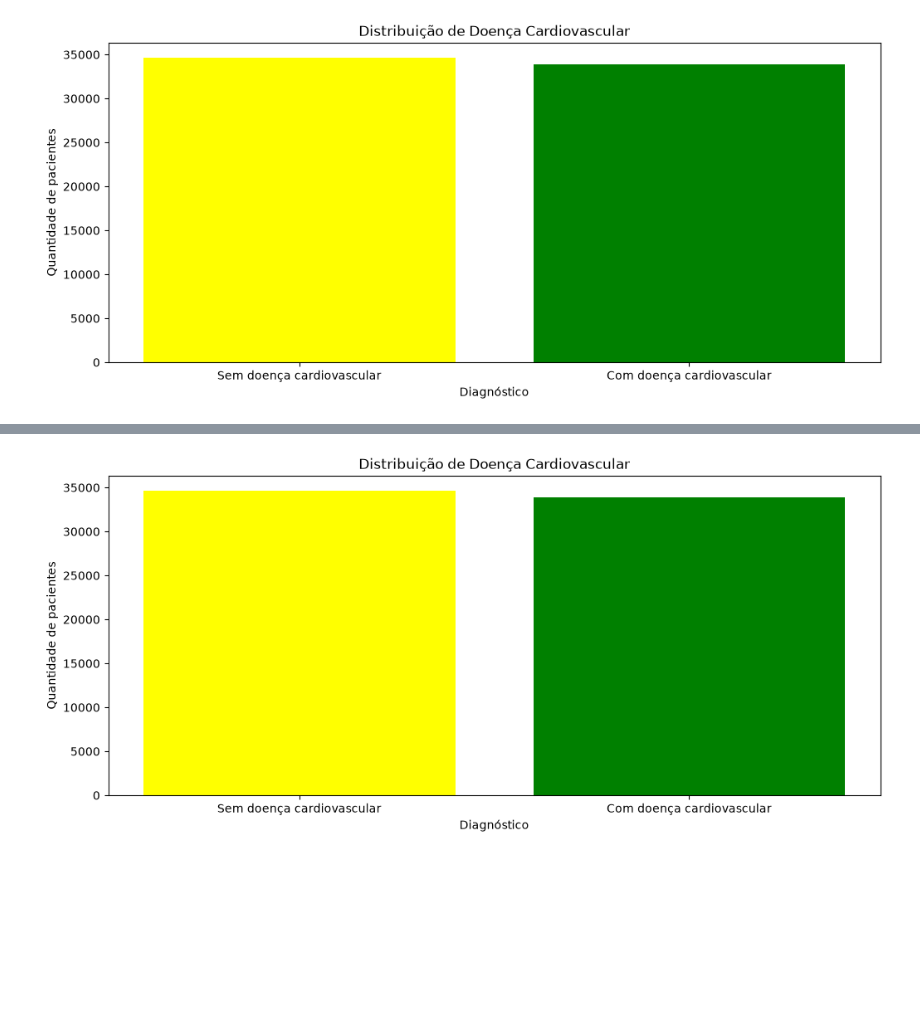
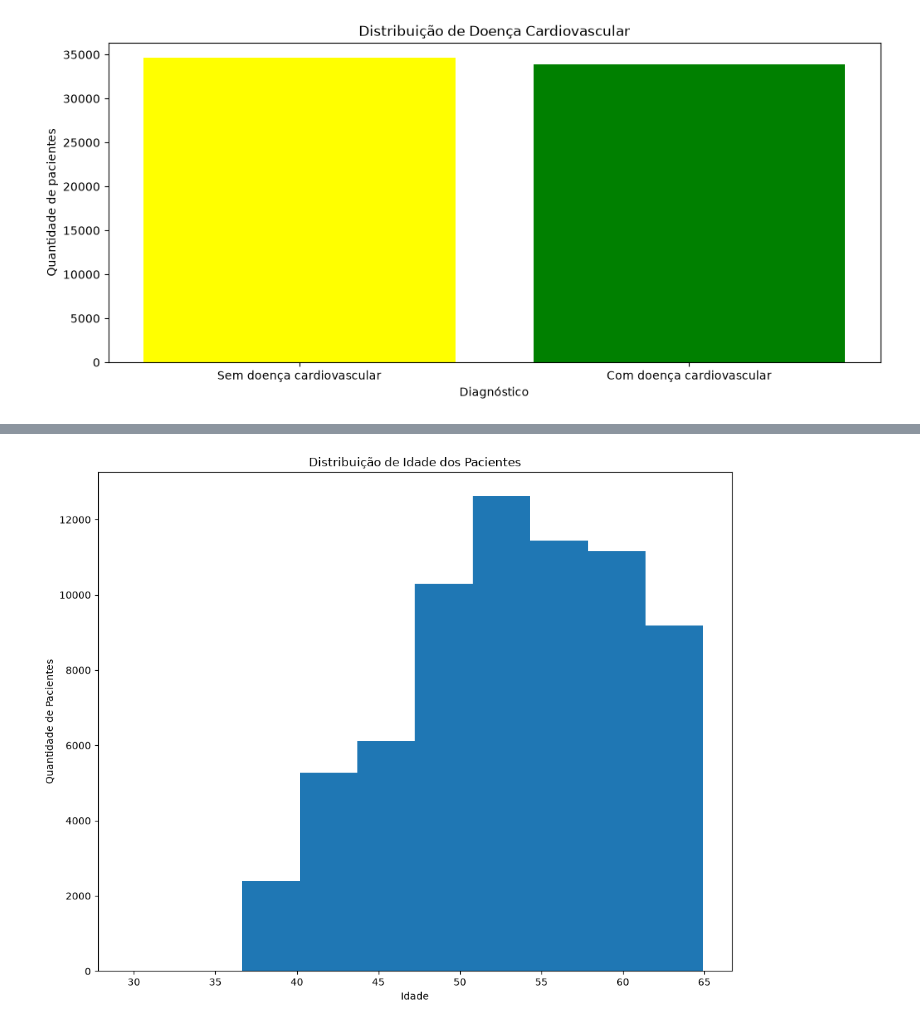
Before and after one commit to team-tech-challenge-fiap/tech-challenge-2026-fiap, a Jupyter notebook: notebooks/00_projeto_final.ipynb, the cells around one changed output, grey strips where cells are left out. Saved outputs shown, nothing was run; the diff lists cells and outputs as text; code cells hidden in the pictures; blank space fills up the shorter version.

```diff
--- a/notebooks/00_projeto_final.ipynb
+++ b/notebooks/00_projeto_final.ipynb
@@ -83,4 +114,4 @@ eda.plot_distribuicao_cardio(df_clean)
 # %%
-eda.plot_distribuicao_cardio(df_clean)
+eda.plot_distribuicao_idade(df_clean)
 # %% [output]
-[figure, old version]
+[figure, new version]
```
Also changed, not shown: parts of 21 cells of this notebook.
